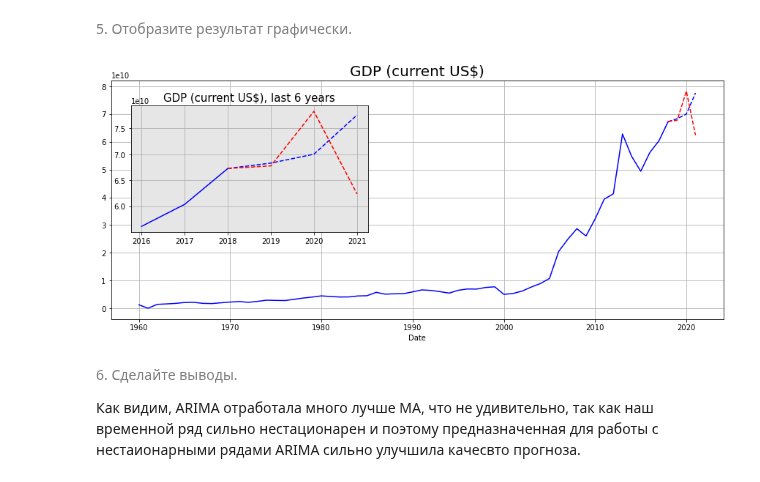
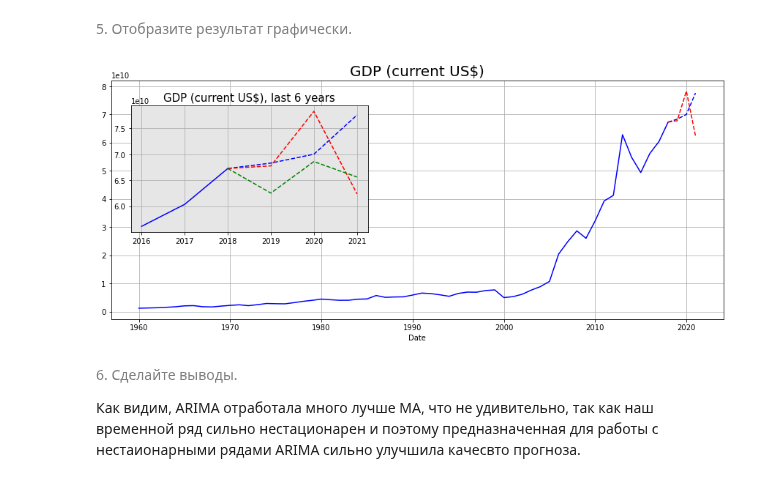
Before and after one commit to IvanovDmitryV/skillfactory_rds, a Jupyter notebook: Unit_7_restart/Project_7.ipynb, the cells around one changed output. Drawn from its saved outputs; the diff is of its cells as text; code cells hidden in the pictures.

```diff
--- a/Unit_7_restart/Project_7.ipynb
+++ b/Unit_7_restart/Project_7.ipynb
@@ -87,7 +87,7 @@ P-value многократно превышает самый толерантн
 
 Сначала определим для модели параметр **d**.
 # %%
-significance = 0.1
+significance = 0.05
 train_diff = train.copy()
 
 for d in range(10):
@@ -145,6 +145,14 @@ print('\tмаскимальное значение AIC = {:.3f} '.format(aic_ser
 Как видим параметры, определенные используя графики автокорреляции и частичной автокорреляции, оказались не оптимальными. AIC модели с этими параметрами хоть и оказался меньше медианного значения в рассмотренном диапазоне параметров, но все же больше минимального.
 # %% [markdown]
 <span style="color: gray">4. Постройте модель с наилучшими параметрами и выполните предсказание на три года.<span>
+# %%
+manual_p, manual_d, manual_q  = 4, 3, 6
+
+manual_mod = ARIMA(train,order=(manual_p, manual_d, manual_q ),freq='AS')
+manual_res = manual_mod.fit()
+
+manual_mod_pred = pd.DataFrame(manual_res.forecast(3))
+manual_mod_pred.columns = ['GDP (current US$)']
 # %%
 best_p, best_d, best_q = aic_series.idxmin()
 
@@ -158,23 +166,25 @@ best_mod_pred.columns = ['GDP (current US$)']
 # %%
 fig = plt.figure(figsize=(15,6))
 plt.title('GDP (current US$)', size = 20)
 plt.xlabel('Date')
 plt.grid(True)
 
 plt.plot(train,color='blue',linestyle='-')
 plt.plot(train.iloc[[-1]].append(test),color='blue',linestyle='--')
 plt.plot(train.iloc[[-1]].append(pd.DataFrame(best_mod_pred)),color='red',linestyle='--')
 
 ax_ins = fig.add_axes([0.15, 0.4, 0.3, 0.4])
 ax_ins.set_facecolor('0.9')
 plt.title('GDP (current US$), last 6 years', size = 15)
 plt.grid(True)
 plt.plot(train.iloc[-3:],color='blue',linestyle='-')
 plt.plot(train.iloc[[-1]].append(test),color='blue',linestyle='--')
 plt.plot(train.iloc[[-1]].append(pd.DataFrame(best_mod_pred)),color='red',linestyle='--')
+plt.plot(train.iloc[[-1]].append(pd.DataFrame(manual_mod_pred)),color='green',linestyle='--')
+manual_mod_pred
 plt.show()
 # %% [output]
-[figure, old version]
+[figure, new version]
 # %% [markdown]
 <span style="color: gray">6. Сделайте выводы.<span>
 
```
Also changed, not shown: parts of 10 cells of this notebook.
